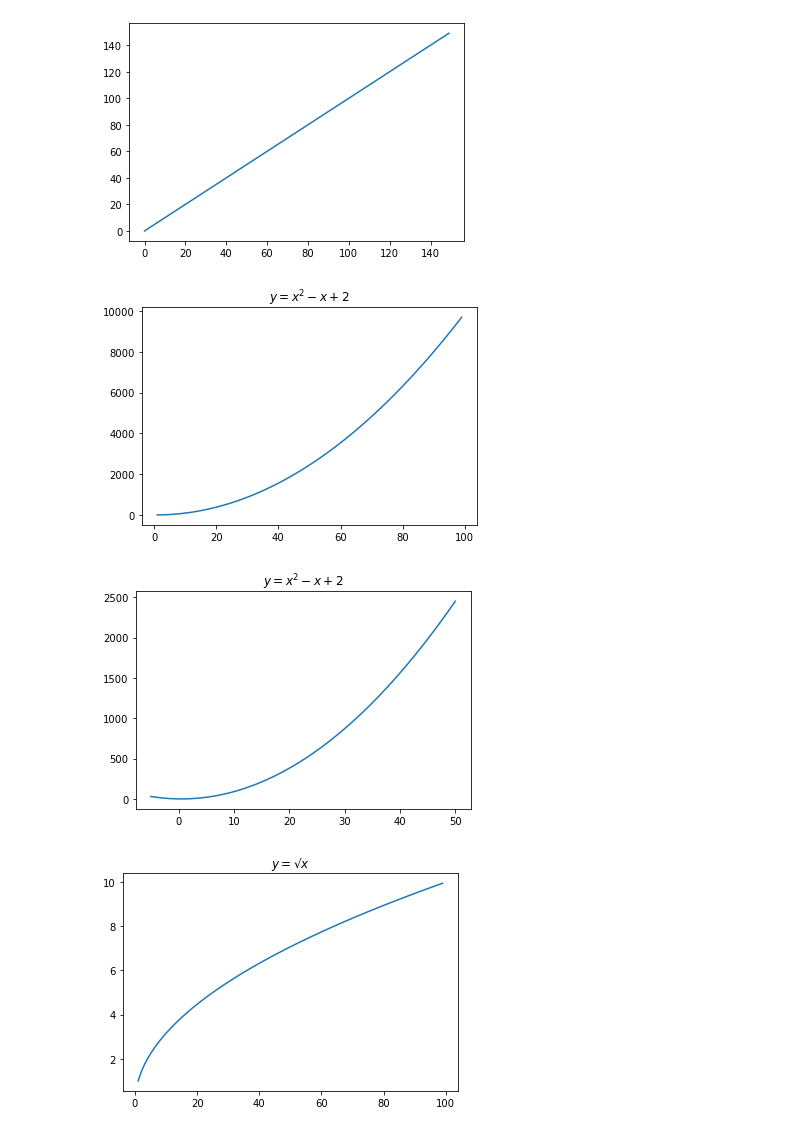
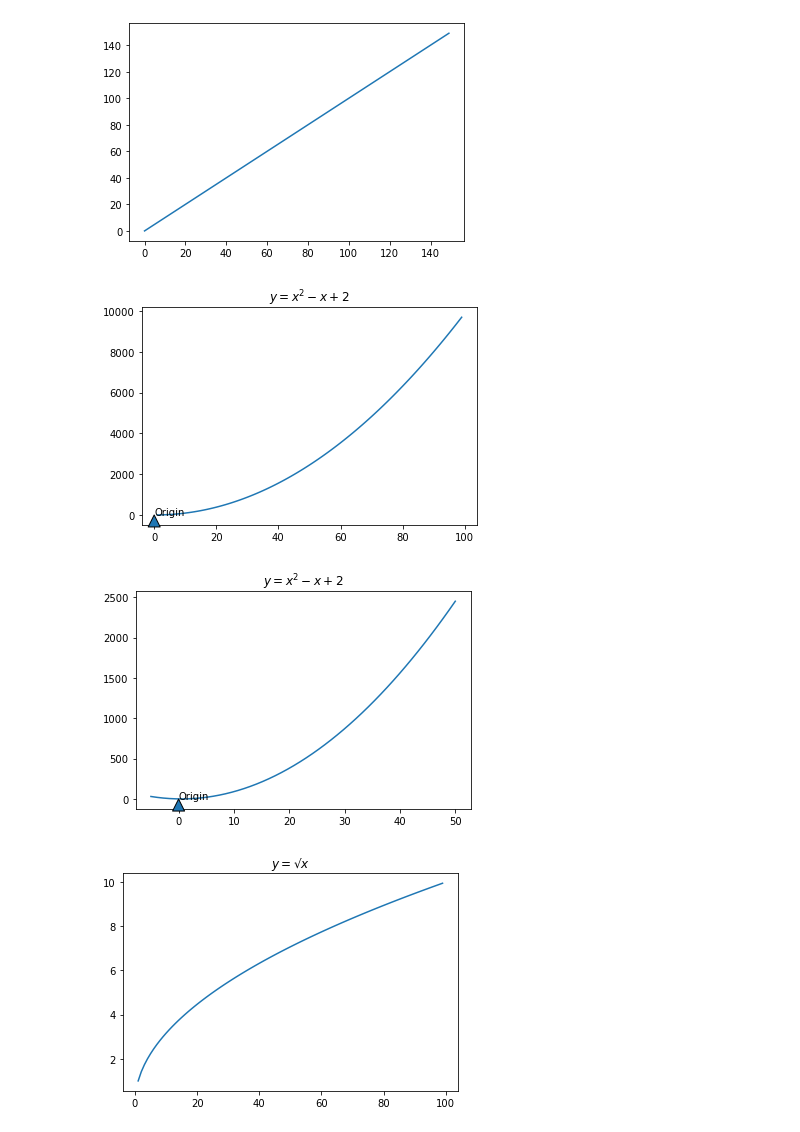
Before and after one commit to jamesallen0351/numpy-pandas-visualization-exercises, a Jupyter notebook: matplotlib_exercises.ipynb, the cells around one changed output. Drawn from its saved outputs; the diff is of its cells as text; code cells hidden in the pictures.

```diff
--- a/matplotlib_exercises.ipynb
+++ b/matplotlib_exercises.ipynb
@@ -21,14 +21,15 @@ plt.show()
 # %%
 #1  Use matplotlib to plot the following equation:
 x = list(range(1,100))
 y = [(n ** 2 - n + 2) for n in x]
 
 plt.plot(x,y)
 plt.title('$y = x^2 - x + 2$')
+plt.annotate('Origin', xy = (0,0), arrowprops ={})
 
 plt.show()
 # %% [output]
-[figure, old version]
+[figure, new version]
 # %%
 #1 Use matplotlib to plot the following equation:
 
@@ -39,10 +40,11 @@ y = x**2 - x + 2
 # plot the function
 plt.plot(x,y)
 plt.title('$y = x^2 - x + 2$')
+plt.annotate('Origin', xy = (0,0), arrowprops ={})
 # show the plot
 plt.show()
 # %% [output]
-[figure, old version]
+[figure, new version]
 # %%
 #2 Create and label 4 separate charts for the following equations (choose a range for x that makes sense):
 # %%
```
Also changed, not shown: 1 other file.
